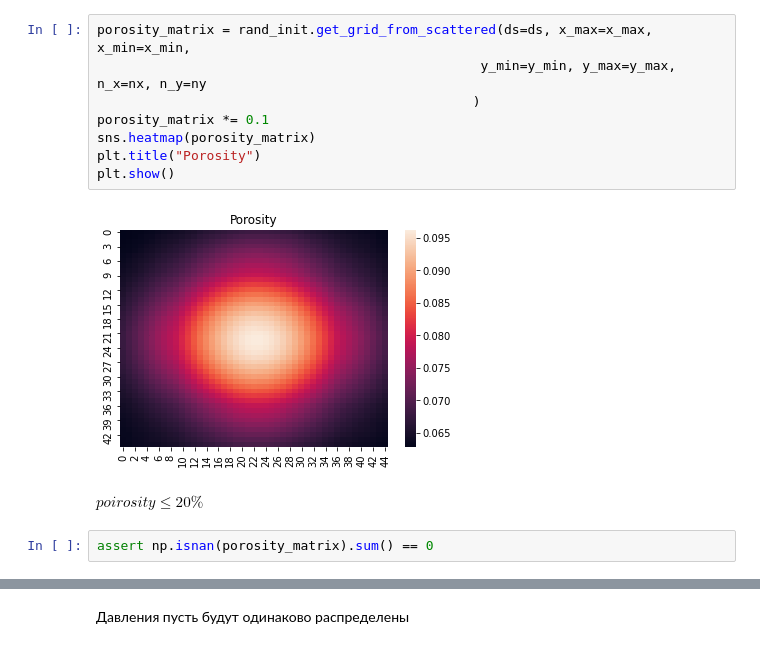
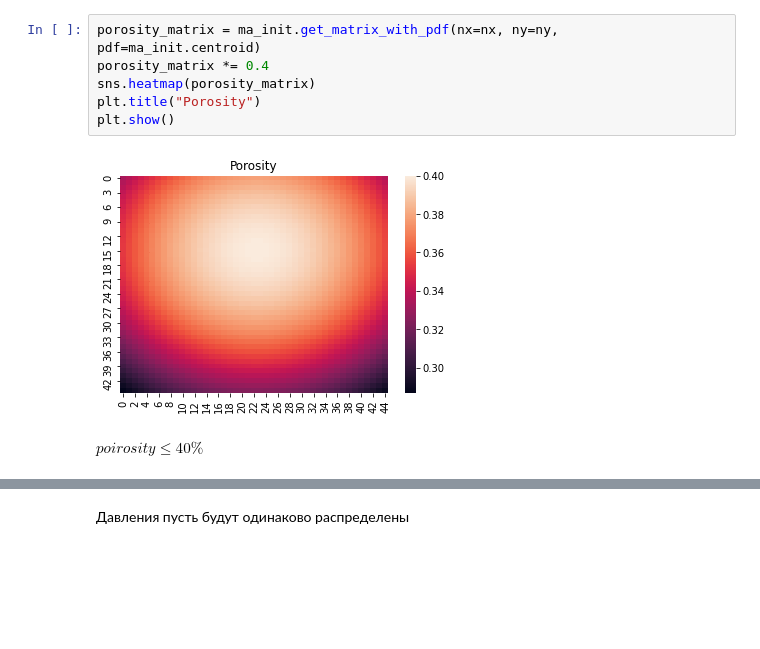
Before and after one commit to yamidovich/ReservoirModel, a Jupyter notebook: Model_on_work_env.ipynb, the cells around one changed output, grey strips where cells are left out. Cells and saved outputs as stored; diff of their text form; blank space fills up the shorter version.

Commit message:
notebook with plot

```diff
--- a/Model_on_work_env.ipynb
+++ b/Model_on_work_env.ipynb
@@ -69,14 +44,10 @@ plt.show()
 # %%
-porosity_matrix = rand_init.get_grid_from_scattered(ds=ds, x_max=x_max, x_min=x_min,
-                                                 y_min=y_min, y_max=y_max, n_x=nx, n_y=ny
-                                                )
-porosity_matrix *= 0.1
+porosity_matrix = ma_init.get_matrix_with_pdf(nx=nx, ny=ny, pdf=ma_init.centroid)
+porosity_matrix *= 0.4
 sns.heatmap(porosity_matrix)
 plt.title("Porosity")
 plt.show()
 # %% [output]
-[figure, old version]
+[figure, new version]
 # %% [markdown]
-$poirosity\leq 20\%$
+$poirosity\leq 40\%$
-# %%
-assert np.isnan(porosity_matrix).sum() == 0
```
Also changed, not shown: parts of 16 cells of this notebook.
